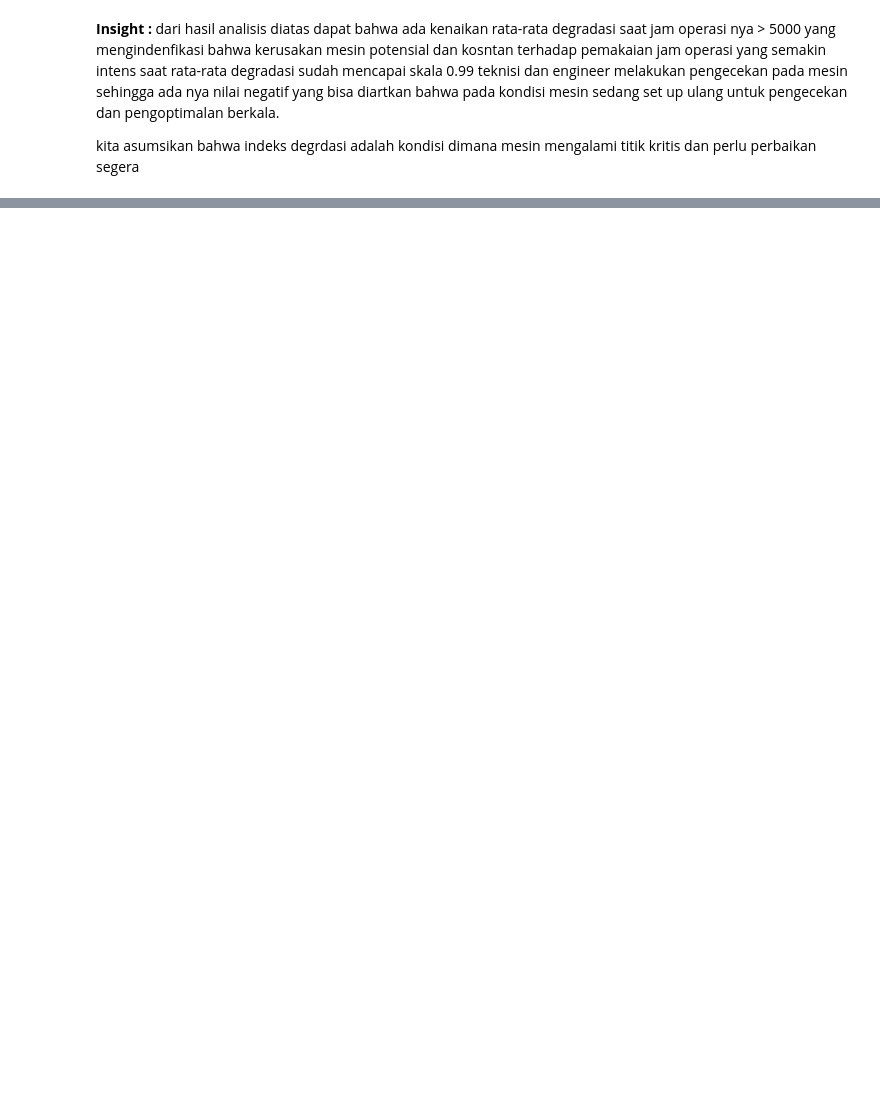
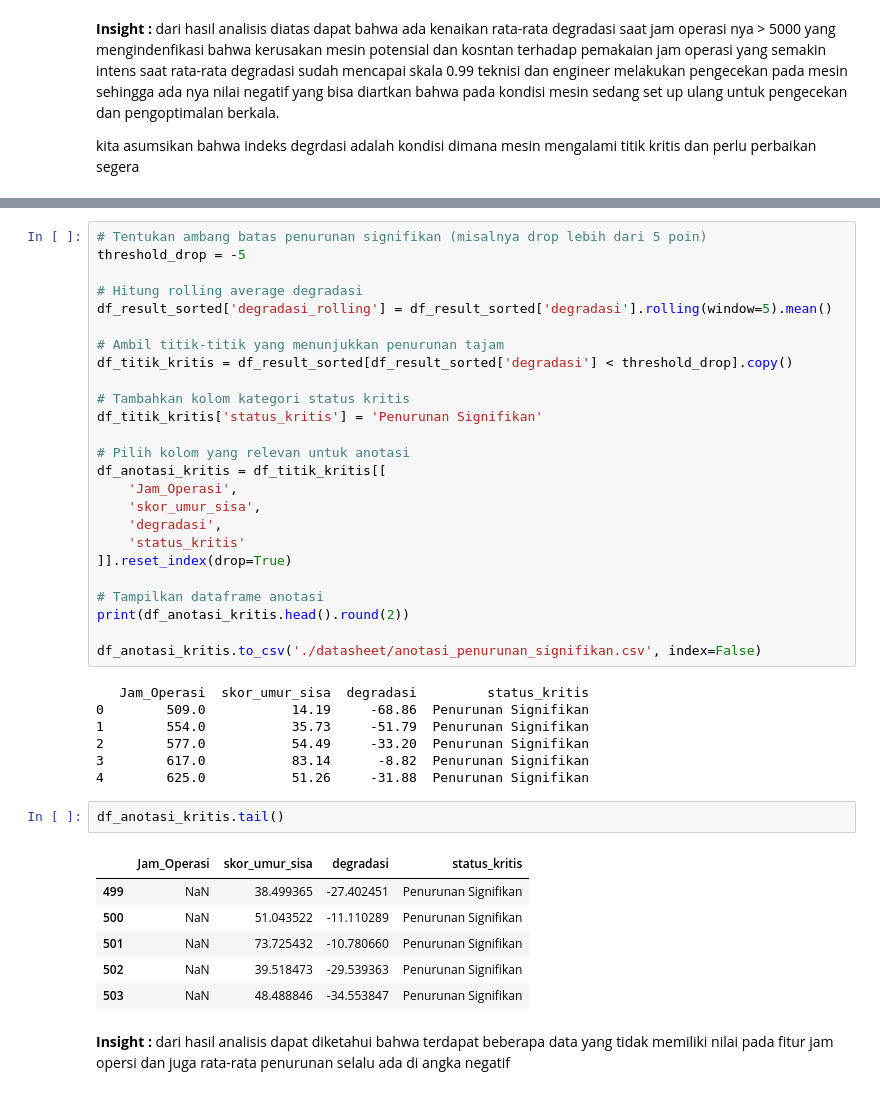
Before and after one commit to BlackBox-Ops/prediksi-estimasi-perbaikan-mesin, a Jupyter notebook: DS Series Prediksi dan Estimasi Perbaikan Mesin.ipynb, the cells around one changed output, grey strips where cells are left out. Cells and saved outputs as stored; diff of their text form; blank space fills up the shorter version.

```diff
--- a/DS Series Prediksi dan Estimasi Perbaikan Mesin.ipynb
+++ b/DS Series Prediksi dan Estimasi Perbaikan Mesin.ipynb
@@ -1178,0 +1167,44 @@ plt.show()
+# %%
+# Tentukan ambang batas penurunan signifikan (misalnya drop lebih dari 5 poin)
+threshold_drop = -5
+
+# Hitung rolling average degradasi
+df_result_sorted['degradasi_rolling'] = df_result_sorted['degradasi'].rolling(window=5).mean()
+
+# Ambil titik-titik yang menunjukkan penurunan tajam
+df_titik_kritis = df_result_sorted[df_result_sorted['degradasi'] < threshold_drop].copy()
+
+# Tambahkan kolom kategori status kritis
+df_titik_kritis['status_kritis'] = 'Penurunan Signifikan'
+
+# Pilih kolom yang relevan untuk anotasi
+df_anotasi_kritis = df_titik_kritis[[
+    'Jam_Operasi',
+    'skor_umur_sisa',
+    'degradasi',
+    'status_kritis'
+]].reset_index(drop=True)
+
+# Tampilkan dataframe anotasi
+print(df_anotasi_kritis.head().round(2))
+
+df_anotasi_kritis.to_csv('./datasheet/anotasi_penurunan_signifikan.csv', index=False)
+# %% [output]
+   Jam_Operasi  skor_umur_sisa  degradasi         status_kritis
+0        509.0           14.19     -68.86  Penurunan Signifikan
+1        554.0           35.73     -51.79  Penurunan Signifikan
+2        577.0           54.49     -33.20  Penurunan Signifikan
+3        617.0           83.14      -8.82  Penurunan Signifikan
+4        625.0           51.26     -31.88  Penurunan Signifikan
+# %%
+df_anotasi_kritis.tail()
+# %% [output]
+|  | Jam_Operasi | skor_umur_sisa | degradasi | status_kritis |
+| 499 | NaN | 38.499365 | -27.402451 | Penurunan Signifikan |
+| 500 | NaN | 51.043522 | -11.110289 | Penurunan Signifikan |
+| 501 | NaN | 73.725432 | -10.780660 | Penurunan Signifikan |
+| 502 | NaN | 39.518473 | -29.539363 | Penurunan Signifikan |
+| 503 | NaN | 48.488846 | -34.553847 | Penurunan Signifikan |
+# %% [markdown]
+<b>Insight : </b>
+dari hasil analisis dapat diketahui bahwa terdapat beberapa data yang tidak memiliki nilai pada fitur jam opersi dan juga rata-rata penurunan selalu ada di angka negatif
```
Also changed, not shown: parts of 62 cells of this notebook, 4 other files.
